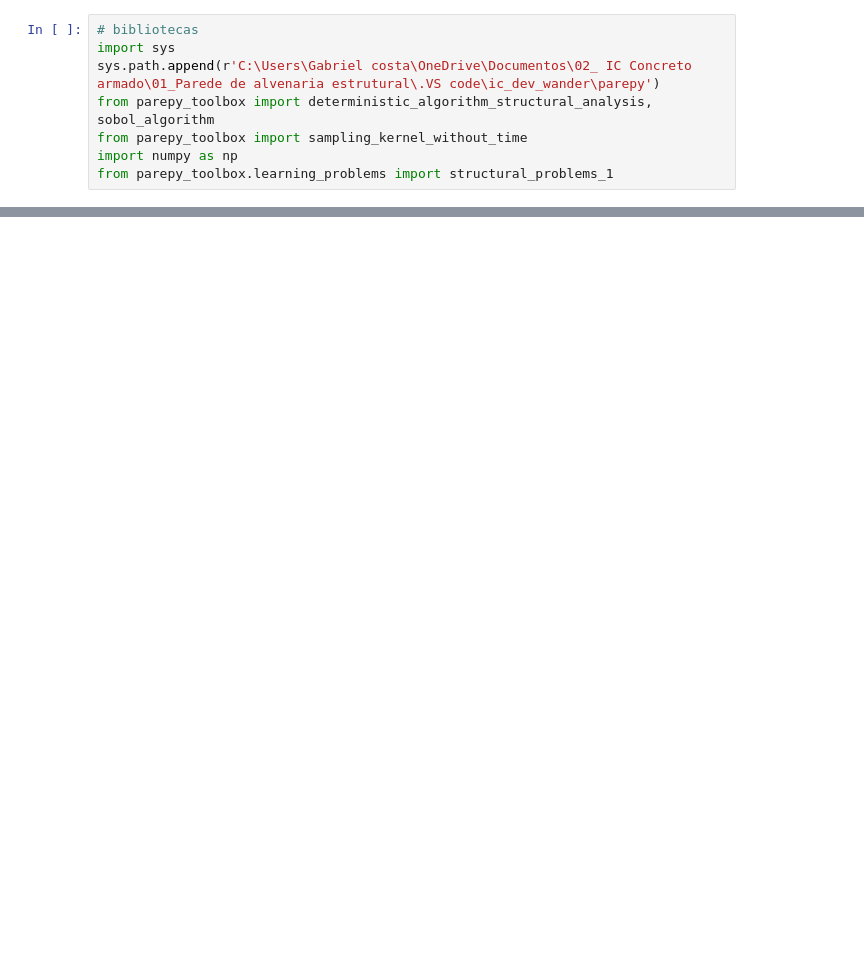
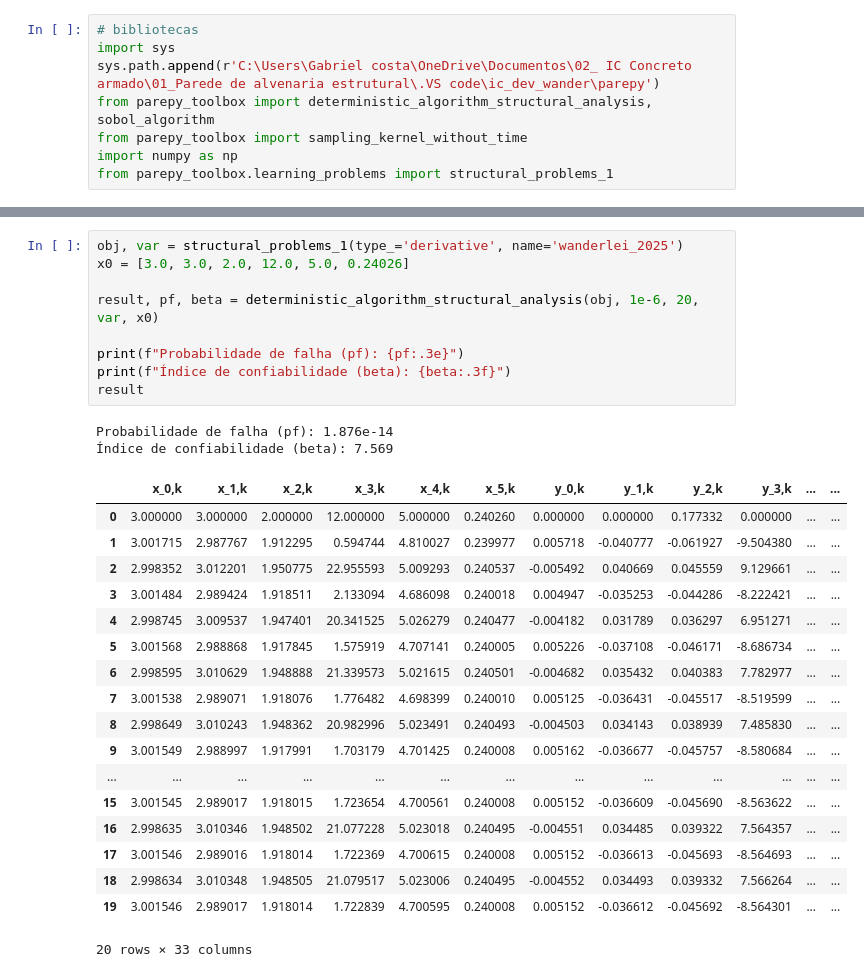
Before and after one commit to Pesquisa-UFCAT/parepy, a Jupyter notebook: local_examples/Teste_learning.ipynb, the cells around one changed output, grey strips where cells are left out. Saved outputs shown, nothing was run; the diff lists cells and outputs as text; blank space fills up the shorter version.

```diff
--- a/local_examples/Teste_learning.ipynb
+++ b/local_examples/Teste_learning.ipynb
@@ -64,0 +275,30 @@ Probabilidade de falha (pf): 0.012542521676143644
+# %%
+obj, var = structural_problems_1(type_='derivative', name='wanderlei_2025')
+x0 = [3.0, 3.0, 2.0, 12.0, 5.0, 0.24026]
+
+result, pf, beta = deterministic_algorithm_structural_analysis(obj, 1e-6, 20, var, x0)
+
+print(f"Probabilidade de falha (pf): {pf:.3e}")
+print(f"Índice de confiabilidade (beta): {beta:.3f}")
+result
+# %% [output]
+Probabilidade de falha (pf): 1.876e-14
+Índice de confiabilidade (beta): 7.569
+|  | x_0,k | x_1,k | x_2,k | x_3,k | x_4,k | x_5,k | y_0,k | y_1,k | y_2,k | y_3,k | ... | ... |
+| 0 | 3.000000 | 3.000000 | 2.000000 | 12.000000 | 5.000000 | 0.240260 | 0.000000 | 0.000000 | 0.177332 | 0.000000 | ... | ... |
+| 1 | 3.001715 | 2.987767 | 1.912295 | 0.594744 | 4.810027 | 0.239977 | 0.005718 | -0.040777 | -0.061927 | -9.504380 | ... | ... |
+| 2 | 2.998352 | 3.012201 | 1.950775 | 22.955593 | 5.009293 | 0.240537 | -0.005492 | 0.040669 | 0.045559 | 9.129661 | ... | ... |
+| 3 | 3.001484 | 2.989424 | 1.918511 | 2.133094 | 4.686098 | 0.240018 | 0.004947 | -0.035253 | -0.044286 | -8.222421 | ... | ... |
+| 4 | 2.998745 | 3.009537 | 1.947401 | 20.341525 | 5.026279 | 0.240477 | -0.004182 | 0.031789 | 0.036297 | 6.951271 | ... | ... |
+| 5 | 3.001568 | 2.988868 | 1.917845 | 1.575919 | 4.707141 | 0.240005 | 0.005226 | -0.037108 | -0.046171 | -8.686734 | ... | ... |
+| 6 | 2.998595 | 3.010629 | 1.948888 | 21.339573 | 5.021615 | 0.240501 | -0.004682 | 0.035432 | 0.040383 | 7.782977 | ... | ... |
+| 7 | 3.001538 | 2.989071 | 1.918076 | 1.776482 | 4.698399 | 0.240010 | 0.005125 | -0.036431 | -0.045517 | -8.519599 | ... | ... |
+| 8 | 2.998649 | 3.010243 | 1.948362 | 20.982996 | 5.023491 | 0.240493 | -0.004503 | 0.034143 | 0.038939 | 7.485830 | ... | ... |
+| 9 | 3.001549 | 2.988997 | 1.917991 | 1.703179 | 4.701425 | 0.240008 | 0.005162 | -0.036677 | -0.045757 | -8.580684 | ... | ... |
+| ... | ... | ... | ... | ... | ... | ... | ... | ... | ... | ... | ... | ... |
+| 15 | 3.001545 | 2.989017 | 1.918015 | 1.723654 | 4.700561 | 0.240008 | 0.005152 | -0.036609 | -0.045690 | -8.563622 | ... | ... |
+| 16 | 2.998635 | 3.010346 | 1.948502 | 21.077228 | 5.023018 | 0.240495 | -0.004551 | 0.034485 | 0.039322 | 7.564357 | ... | ... |
+| 17 | 3.001546 | 2.989016 | 1.918014 | 1.722369 | 4.700615 | 0.240008 | 0.005152 | -0.036613 | -0.045693 | -8.564693 | ... | ... |
+| 18 | 2.998634 | 3.010348 | 1.948505 | 21.079517 | 5.023006 | 0.240495 | -0.004552 | 0.034493 | 0.039332 | 7.566264 | ... | ... |
+| 19 | 3.001546 | 2.989017 | 1.918014 | 1.722839 | 4.700595 | 0.240008 | 0.005152 | -0.036612 | -0.045692 | -8.564301 | ... | ... |
+20 rows × 33 columns
```
Also changed, not shown: parts of 15 cells of this notebook, 3 other files.
